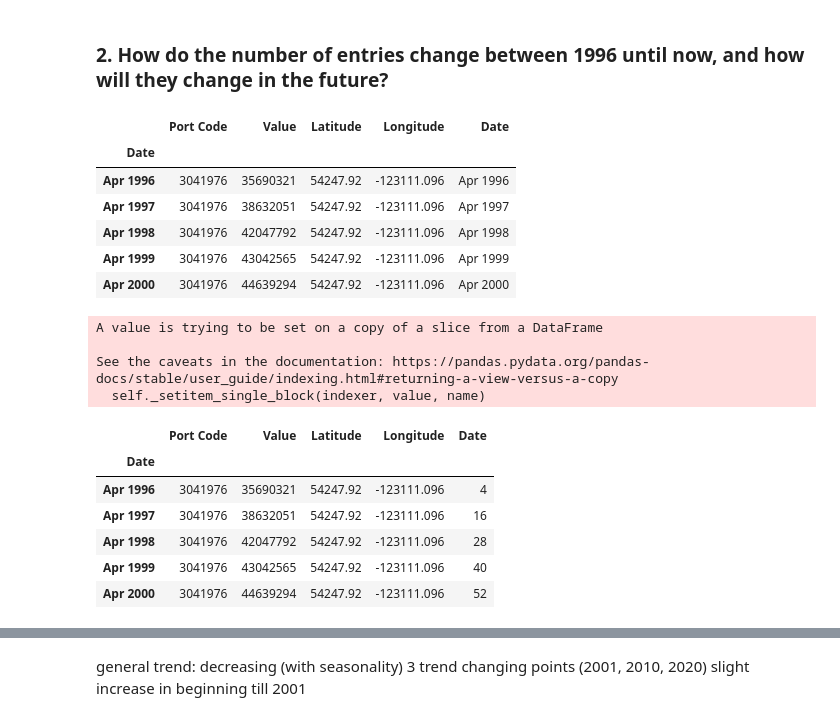
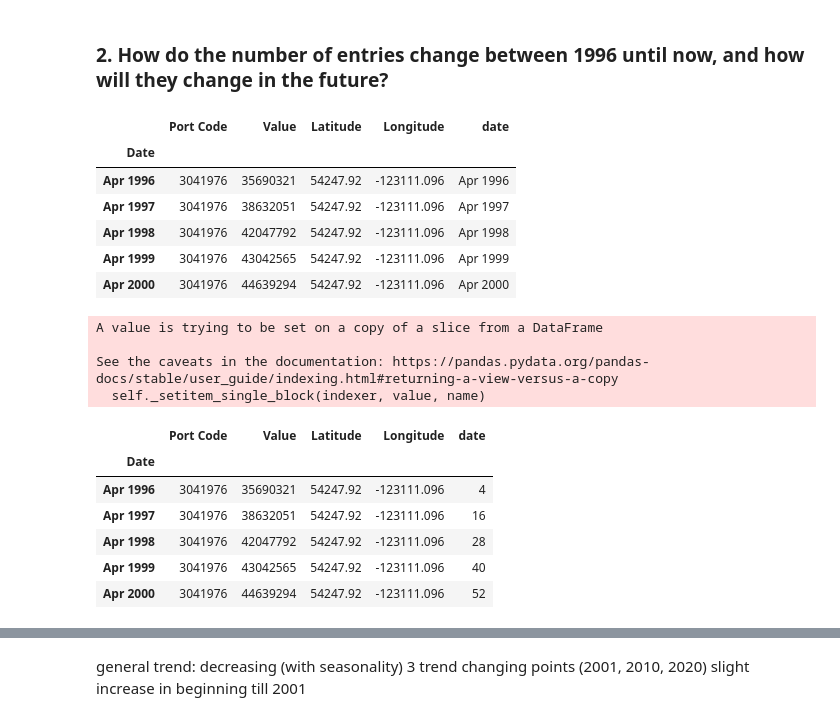
Before and after one commit to Roman20022002/Data-Analysis, a Jupyter notebook: DataMadness.ipynb, the cells around one changed output, grey strips where cells are left out. Saved outputs shown, nothing was run; the diff lists cells and outputs as text; code cells hidden in the pictures.

```diff
--- a/DataMadness.ipynb
+++ b/DataMadness.ipynb
@@ -85,10 +85,10 @@ from statsmodels.tsa.seasonal import seasonal_decompose
 # %%
 border_crossing_full = pd.read_csv('data/Border_Crossing_Entry_Data.csv')
 border_crossing_monthly = border_crossing_full.groupby('Date').agg(sum)
-border_crossing_monthly['Date'] = border_crossing_monthly.index
+border_crossing_monthly['date'] = border_crossing_monthly.index
 border_crossing_monthly.head()
 # %% [output]
-|  | Port Code | Value | Latitude | Longitude | Date |
+|  | Port Code | Value | Latitude | Longitude | date |
 | Date |  |  |  |  |  |
 | Apr 1996 | 3041976 | 35690321 | 54247.92 | -123111.096 | Apr 1996 |
 | Apr 1997 | 3041976 | 38632051 | 54247.92 | -123111.096 | Apr 1997 |
@@ -96,8 +96,8 @@ border_crossing_monthly.head()
 | Apr 1999 | 3041976 | 43042565 | 54247.92 | -123111.096 | Apr 1999 |
 | Apr 2000 | 3041976 | 44639294 | 54247.92 | -123111.096 | Apr 2000 |
 # %%
-for i in range(0, border_crossing_monthly['Date'].shape[0]):
-    month, year = border_crossing_monthly['Date'].iloc[i].split(" ")
+for i in range(0, border_crossing_monthly['date'].shape[0]):
+    month, year = border_crossing_monthly['date'].iloc[i].split(" ")
     for j in range(0, 12):
         if month=="Jan":
             month = 1
@@ -124,7 +124,7 @@ for i in range(0, border_crossing_monthly['Date'].shape[0]):
         if month=="Dec":
             month = 12
     date = (int(year)-1996)*12 + month
-    border_crossing_monthly['Date'].iloc[i] = date
+    border_crossing_monthly['date'].iloc[i] = date
 
 border_crossing_monthly.head()
 # %% [output]
@@ -132,7 +132,7 @@ A value is trying to be set on a copy of a slice from a DataFrame
 
 See the caveats in the documentation: https://pandas.pydata.org/pandas-docs/stable/user_guide/indexing.html#returning-a-view-versus-a-copy
   self._setitem_single_block(indexer, value, name)
-|  | Port Code | Value | Latitude | Longitude | Date |
+|  | Port Code | Value | Latitude | Longitude | date |
 | Date |  |  |  |  |  |
 | Apr 1996 | 3041976 | 35690321 | 54247.92 | -123111.096 | 4 |
 | Apr 1997 | 3041976 | 38632051 | 54247.92 | -123111.096 | 16 |
```
Also changed, not shown: parts of 5 cells of this notebook.
